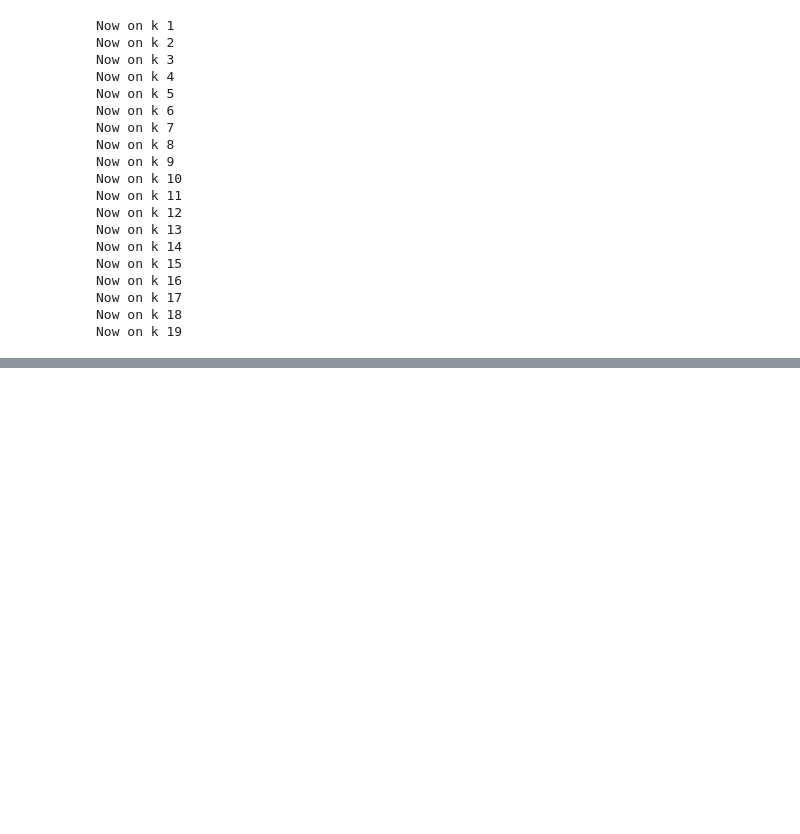
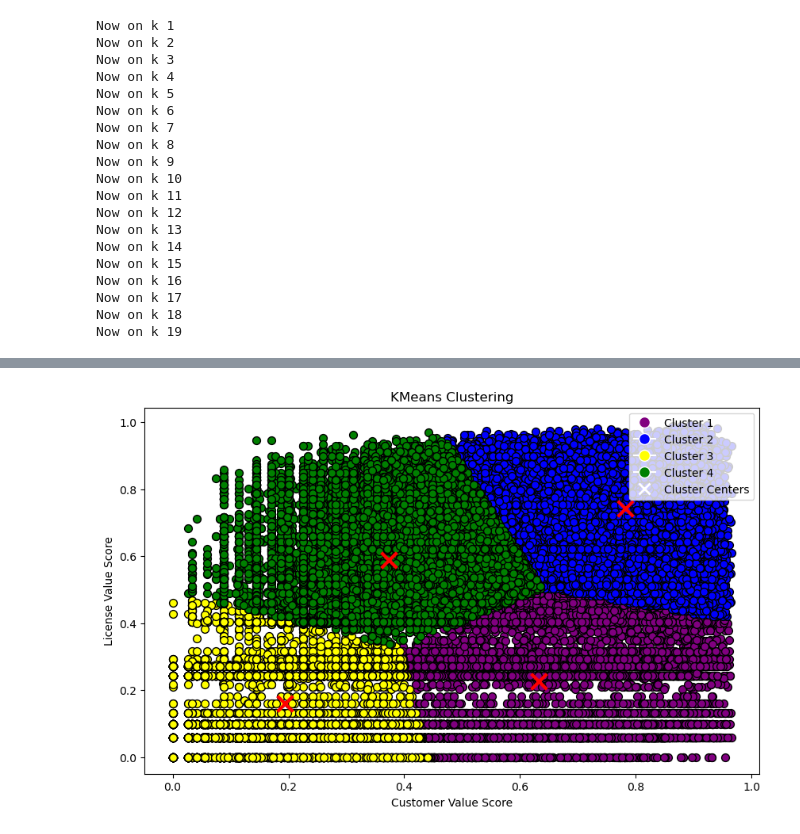
Before and after one commit to Magolizen34/cvs-transformers, a Jupyter notebook: notebooks/baseline_model.ipynb, the cells around one changed output, grey strips where cells are left out. Saved outputs shown, nothing was run; the diff lists cells and outputs as text; code cells hidden in the pictures; blank space fills up the shorter version.

```diff
--- a/notebooks/baseline_model.ipynb
+++ b/notebooks/baseline_model.ipynb
@@ -150,0 +166,34 @@ fig.show()
+# %%
+# Define colors for each cluster
+cluster_colors = ['purple', 'blue', 'yellow', 'green']
+
+# Plot the clusters using the first two features
+plt.figure(figsize=(10, 6))
+
+# Scatter plot of the data points, colored by cluster label
+for i in range(kmeans.n_clusters):
+    plt.scatter(score_features[:, -2][cluster_labels == i], score_features[:, -1][cluster_labels == i], color=cluster_colors[i],
+                label=f'Cluster {i+1}', marker='o', edgecolor='k', s=50)
+
+# Scatter plot of the data points
+# plt.scatter(score_features[:, -2], score_features[:, -1], c=cluster_labels, cmap='viridis', marker='o', edgecolor='k', s=50)
+
+# Scatter plot of the cluster centers
+plt.scatter(cluster_centers[:, -2], cluster_centers[:, -1], c='red', marker='x', s=200, linewidths=3, edgecolor='k', label='Cluster Centers')
+
+# Create custom legend for clusters
+legend_elements = [Line2D([0], [0], marker='o', color='w', label=f'Cluster {i+1}',
+                          markerfacecolor=cluster_colors[i], markersize=10) for i in range(kmeans.n_clusters)]
+legend_elements.append(Line2D([0], [0], marker='x', color='w', label='Cluster Centers',
+                              markerfacecolor='red', markersize=10, linestyle='None', markeredgewidth=2))
+
+# Add titles, labels and legend
+plt.legend(handles=legend_elements, loc='upper right')
+plt.title('KMeans Clustering')
+plt.xlabel('Customer Value Score')
+plt.ylabel('License Value Score')
+
+# Show plot
+plt.show()
+# %% [output]
+[figure, added]
```
Also changed, not shown: parts of 17 cells of this notebook.
